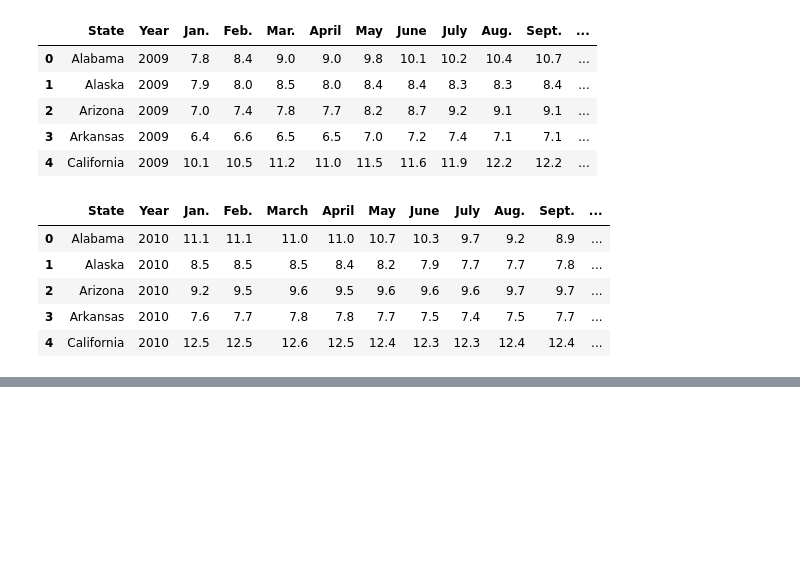
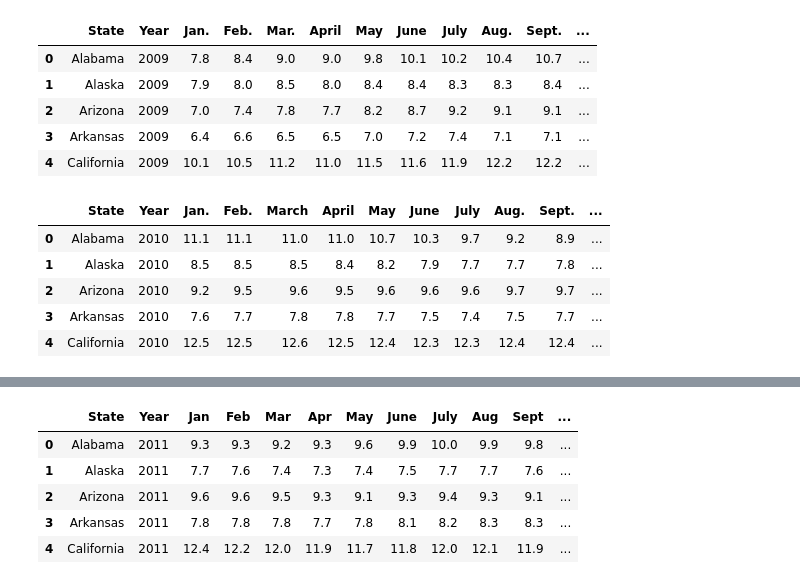
Before and after one commit to SnehaKellogg/Project1_Group5, a Jupyter notebook: unemployment csv/Merging Unemployment Data.ipynb, the cells around one changed output, grey strips where cells are left out. Cells and saved outputs as stored; diff of their text form; code cells hidden in the pictures; blank space fills up the shorter version.

```diff
--- a/unemployment csv/Merging Unemployment Data.ipynb
+++ b/unemployment csv/Merging Unemployment Data.ipynb
@@ -49,0 +33,12 @@ merge_table
+# %%
+# Creating Dataframe for 2011
+csv_path = "State_UI_2011.csv"
+unemployment11_df = pd.read_csv(csv_path)
+unemployment11_df.head()
+# %% [output]
+|  | State | Year | Jan | Feb | Mar | Apr | May | June | July | Aug | Sept | ... |
+| 0 | Alabama | 2011 | 9.3 | 9.3 | 9.2 | 9.3 | 9.6 | 9.9 | 10.0 | 9.9 | 9.8 | ... |
+| 1 | Alaska | 2011 | 7.7 | 7.6 | 7.4 | 7.3 | 7.4 | 7.5 | 7.7 | 7.7 | 7.6 | ... |
+| 2 | Arizona | 2011 | 9.6 | 9.6 | 9.5 | 9.3 | 9.1 | 9.3 | 9.4 | 9.3 | 9.1 | ... |
+| 3 | Arkansas | 2011 | 7.8 | 7.8 | 7.8 | 7.7 | 7.8 | 8.1 | 8.2 | 8.3 | 8.3 | ... |
+| 4 | California | 2011 | 12.4 | 12.2 | 12.0 | 11.9 | 11.7 | 11.8 | 12.0 | 12.1 | 11.9 | ... |
```
Also changed, not shown: parts of 18 cells of this notebook.
